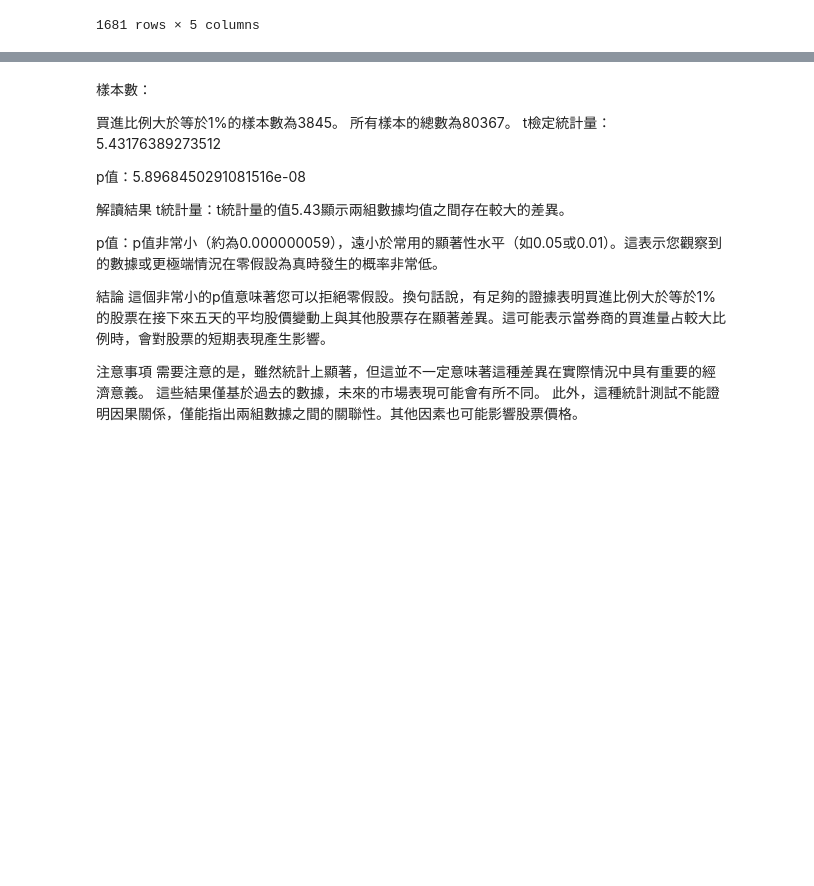
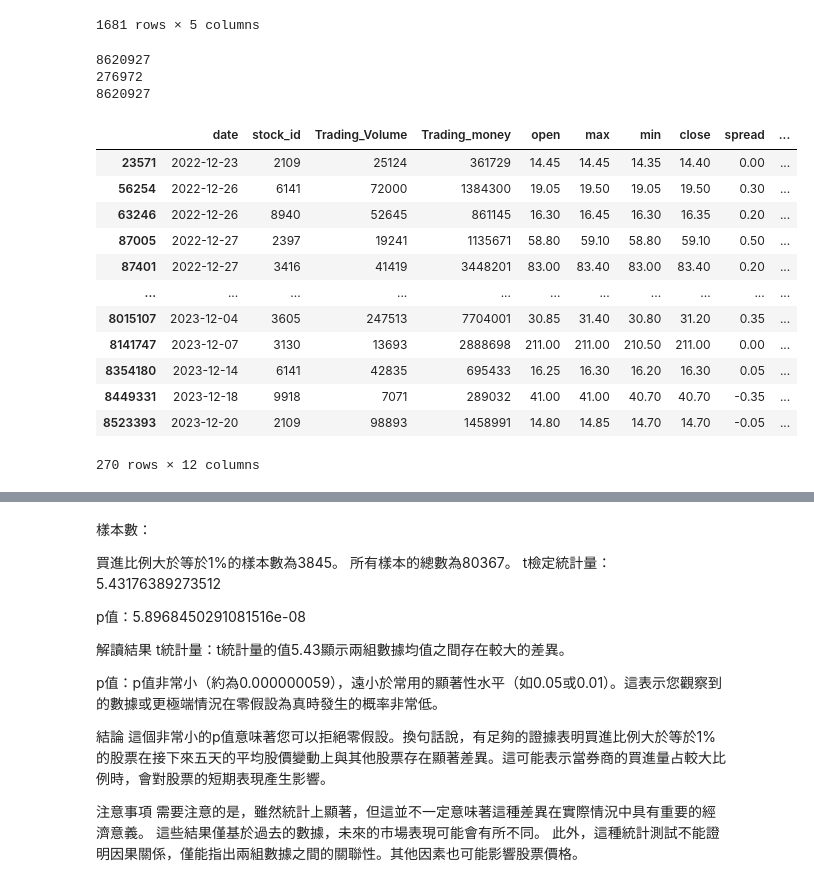
Before and after one commit to tw-lws/StockBrokerPriceCorrelation, a Jupyter notebook: BrokerAndPriceCorrelation.ipynb, the cells around one changed output, grey strips where cells are left out. Cells and saved outputs as stored; diff of their text form; code cells hidden in the pictures; blank space fills up the shorter version.

```diff
--- a/BrokerAndPriceCorrelation.ipynb
+++ b/BrokerAndPriceCorrelation.ipynb
@@ -26,28 +26,47 @@ stk_list
 # %%
 stock_ids = stk_list['stock_id'].unique()
 
 #load data
 df_trading = pd.read_csv('data/all_stock_close_price_from2022-12-23to2023-12-24.csv')
 df_broker = pd.read_csv('data/9217_from2022-12-23to2023-12-24_trader_trading.csv')
+print(len(df_trading))
 
 # 過濾出要分析的股票 而不是ETF等等
 df_broker = df_broker[df_broker['stock_id'].isin(stock_ids)]
 
 # 按日期分組，選取每天買進量前二十的股票
 # top20_buys_daily = df_broker.groupby('date').apply(lambda x: x.sort_values('buy', ascending=False).head(20)).reset_index(drop=True)
 
 buys_daily = df_broker.groupby('date').apply(lambda x: x.sort_values('buy', ascending=False)).reset_index(drop=True)
-
+print(len(buys_daily))
 
 # 計算每支股票每天的總買進量
 broker_buy_sum = buys_daily.groupby(['stock_id', 'date'])['buy'].sum().reset_index()
 
 # 合併到每日成交資料中
 df_combined = pd.merge(df_trading, broker_buy_sum, on=['stock_id', 'date'], how='left')
-
+print(len(df_combined))
 
 # 計算買進比例
 df_combined['buy_ratio'] = df_combined['buy'] / df_combined['Trading_Volume']
+df_combined[df_combined['buy_ratio'] > 0.1]
+# %% [output]
+8620927
+276972
+8620927
+|  | date | stock_id | Trading_Volume | Trading_money | open | max | min | close | spread | ... |
+| 23571 | 2022-12-23 | 2109 | 25124 | 361729 | 14.45 | 14.45 | 14.35 | 14.40 | 0.00 | ... |
+| 56254 | 2022-12-26 | 6141 | 72000 | 1384300 | 19.05 | 19.50 | 19.05 | 19.50 | 0.30 | ... |
+| 63246 | 2022-12-26 | 8940 | 52645 | 861145 | 16.30 | 16.45 | 16.30 | 16.35 | 0.20 | ... |
+| 87005 | 2022-12-27 | 2397 | 19241 | 1135671 | 58.80 | 59.10 | 58.80 | 59.10 | 0.50 | ... |
+| 87401 | 2022-12-27 | 3416 | 41419 | 3448201 | 83.00 | 83.40 | 83.00 | 83.40 | 0.20 | ... |
+| ... | ... | ... | ... | ... | ... | ... | ... | ... | ... | ... |
+| 8015107 | 2023-12-04 | 3605 | 247513 | 7704001 | 30.85 | 31.40 | 30.80 | 31.20 | 0.35 | ... |
+| 8141747 | 2023-12-07 | 3130 | 13693 | 2888698 | 211.00 | 211.00 | 210.50 | 211.00 | 0.00 | ... |
+| 8354180 | 2023-12-14 | 6141 | 42835 | 695433 | 16.25 | 16.30 | 16.20 | 16.30 | 0.05 | ... |
+| 8449331 | 2023-12-18 | 9918 | 7071 | 289032 | 41.00 | 41.00 | 40.70 | 40.70 | -0.35 | ... |
+| 8523393 | 2023-12-20 | 2109 | 98893 | 1458991 | 14.80 | 14.85 | 14.70 | 14.70 | -0.05 | ... |
+270 rows × 12 columns
 # %%
 # 對日期進行排序，以便計算隔天價格
 df_combined.sort_values(by=['stock_id', 'date'], inplace=True)
```
Also changed, not shown: parts of 10 cells of this notebook.
